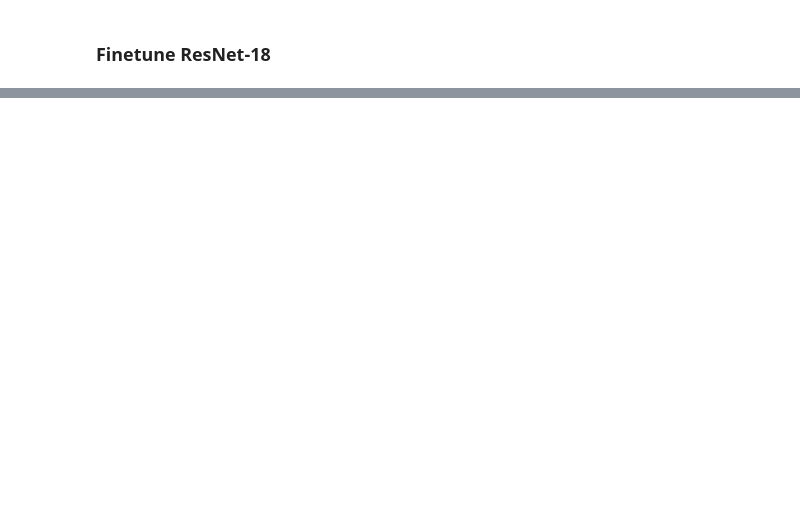
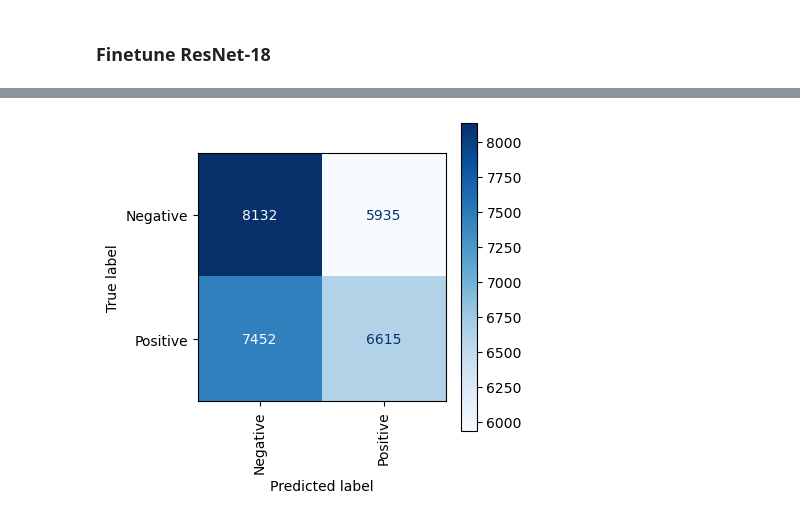
Before and after one commit to mikylab/all-ears, a Jupyter notebook: paired_examples.ipynb, the cells around one changed output, grey strips where cells are left out. Cells and saved outputs as stored; diff of their text form; code cells hidden in the pictures; blank space fills up the shorter version.

```diff
--- a/paired_examples.ipynb
+++ b/paired_examples.ipynb
@@ -229,0 +263,22 @@ disp.plot(ax=ax, include_values=True, cmap=plt.cm.Blues, xticks_rotation="vertic
+# %%
+ys = []
+preds = []
+
+for batch_X, batch_y in data.val_dataloader():
+    (batch_X_1, batch_X_2) = batch_X
+    batch_X_1, batch_X_2 = batch_X_1.to(device), batch_X_2.to(device)
+    batch_y = batch_y.to(device)
+
+    y_pred = model(batch_X_1, batch_X_2)
+    y_pred = (y_pred >= 0.5).long()
+    y_pred = y_pred.detach().cpu().numpy()
+
+    ys.extend(batch_y.cpu().numpy().tolist())
+    preds.extend(y_pred.tolist())
+
+matrix = confusion_matrix(ys, preds)
+disp = ConfusionMatrixDisplay(confusion_matrix=matrix, display_labels=["Negative", "Positive"])
+fig, ax = plt.subplots(figsize=(4, 4))
+disp.plot(ax=ax, include_values=True, cmap=plt.cm.Blues, xticks_rotation="vertical");
+# %% [output]
+[figure, added]
```
Also changed, not shown: parts of 15 cells of this notebook, 2 other files.
